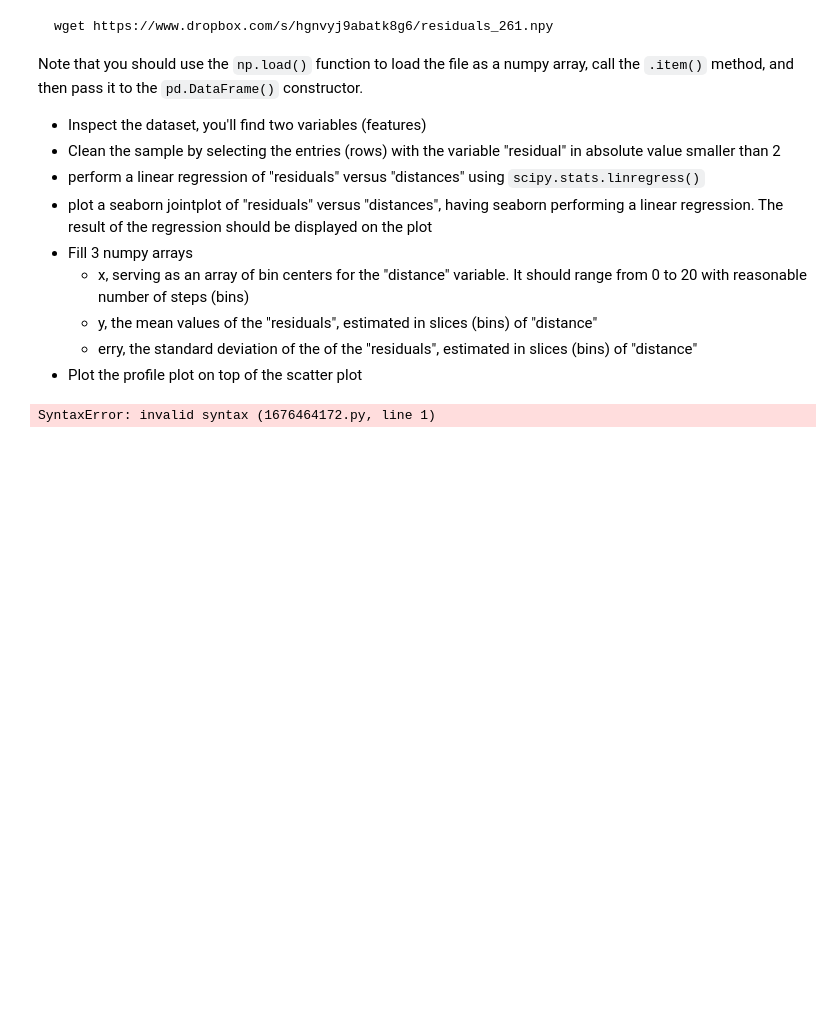
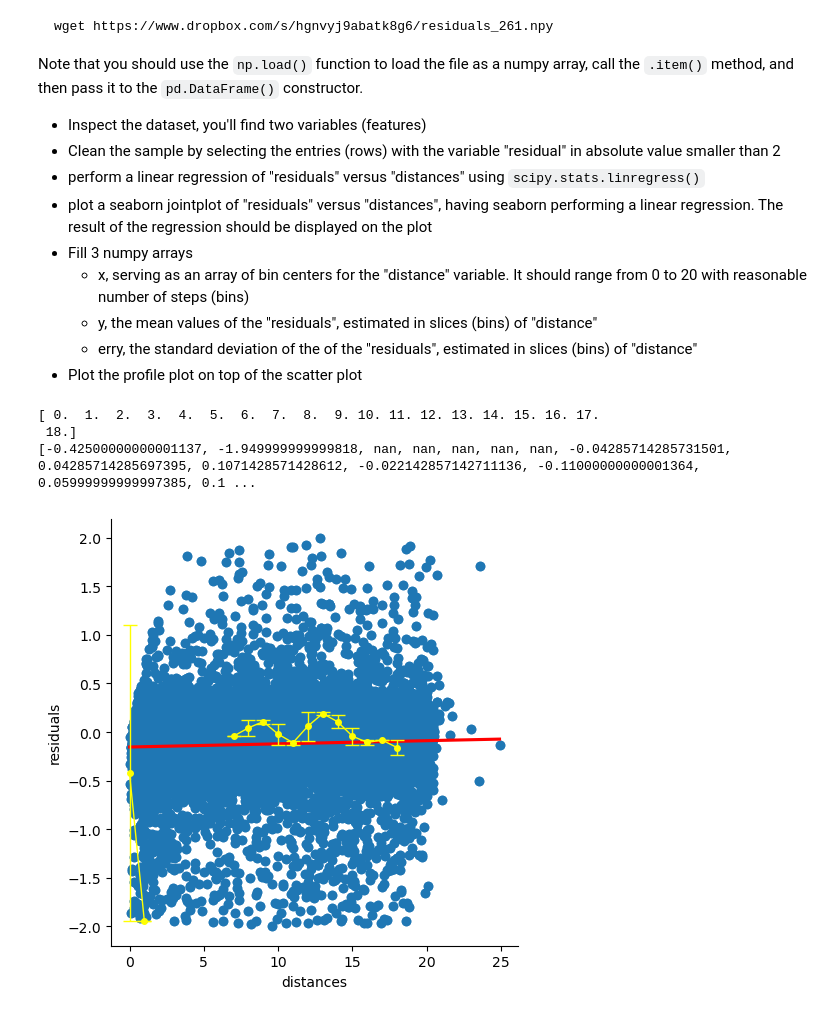
Before and after one commit to nicolomontagner02/LaboratoryOfComputationalPhysics_Y7, a Jupyter notebook: 07ex_Visualization.ipynb, the cells around one changed output. Saved outputs shown, nothing was run; the diff lists cells and outputs as text; code cells hidden in the pictures; blank space fills up the shorter version.

```diff
--- a/07ex_Visualization.ipynb
+++ b/07ex_Visualization.ipynb
@@ -135,7 +155,27 @@ Note that you should use the `np.load()` function to load the file as a numpy ar
   * y, the mean values of the "residuals", estimated in slices (bins) of "distance"
   * erry, the standard deviation of the  of the "residuals", estimated in slices (bins) of "distance"
 * Plot the profile plot on top of the scatter plot
-# %%
-wget https://www.dropbox.com/s/hgnvyj9abatk8g6/residuals_261.npy
-# %% [output]
-SyntaxError: invalid syntax (1676464172.py, line 1)
+# %%
+from scipy.stats import linregress
+
+data = np.load("./residuals_261.npy.1",allow_pickle=True).item()
+df = pd.DataFrame(data)
+df = df[abs(df["residuals"])<2]
+slope, intercept, r_value, p_value, std_err = linregress(df["distances"], df["residuals"])
+sns.lmplot(x='distances', y='residuals', data=df, ci=None, line_kws={'color': 'red'})
+df.dropna(how='any')
+n_bins = 20
+x = np.arange(0,20,1/n_bins*20)
+y = [np.mean(df.loc[x[i]:x[i+1],"residuals"]) for i in range(len(x)-1)]
+erry = [np.std(df.loc[x[i]:x[i+1],"residuals"]) for i in range(len(x)-1)]
+plt.scatter(df["distances"],df["residuals"])
+x = x[:-1]
+print(x)
+print(y)
+plt.errorbar(x,y, yerr = erry, color = "yellow", marker = "o", linewidth = 1, markersize = 4, capsize = 5)
+plt.show()
+# %% [output]
+[ 0.  1.  2.  3.  4.  5.  6.  7.  8.  9. 10. 11. 12. 13. 14. 15. 16. 17.
+ 18.]
+[-0.42500000000001137, -1.949999999999818, nan, nan, nan, nan, nan, -0.04285714285731501, 0.04285714285697395, 0.1071428571428612, -0.022142857142711136, -0.11000000000001364, 0.05999999999997385, 0.1 ...
+[figure, added]
```
Also changed, not shown: parts of 2 cells of this notebook, 3 other files.
